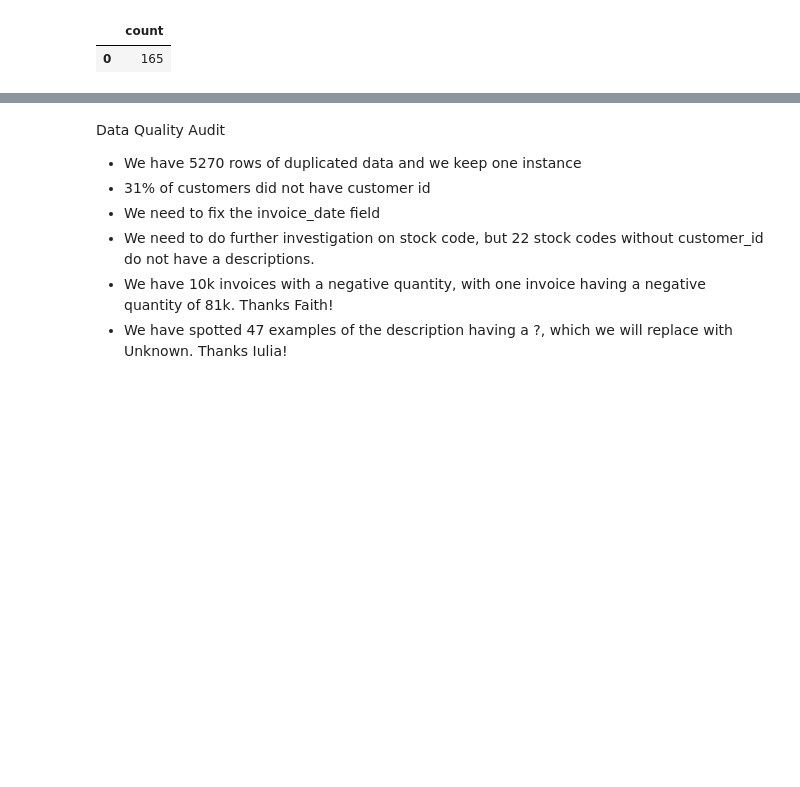
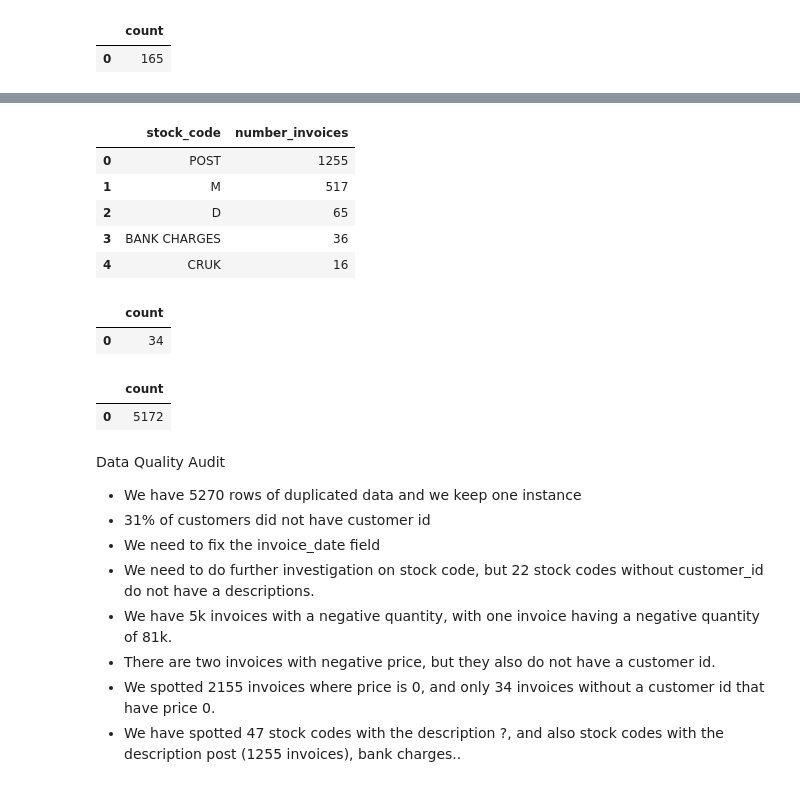
Before and after one commit to shaq31415926/waia-academy, a Jupyter notebook: Bootcamp2/week14/notebooks/01.1-data-quality-audit.ipynb, the cells around one changed output, grey strips where cells are left out. Saved outputs shown, nothing was run; the diff lists cells and outputs as text; code cells hidden in the pictures; blank space fills up the shorter version.

```diff
--- a/Bootcamp2/week14/notebooks/01.1-data-quality-audit.ipynb
+++ b/Bootcamp2/week14/notebooks/01.1-data-quality-audit.ipynb
@@ -455,6 +497,55 @@ pd.read_sql(query, connect)
 | 19 | 22878 |
 | 20 | 22686 |
 | 21 | 46000P |
+# %%
+# query that gives us the number of invoices with stock codes
+# bank charges, post, d, m, cruk
+
+query = """select t1.stock_code,
+                  count(distinct t1.invoice) as number_invoices
+           from bootcamp.online_transactions t1
+           left join (select *
+                     from bootcamp.stock_description
+                     where description <> '?') t2 on t1.stock_code = t2.stock_code
+           where t1.stock_code in ('BANK CHARGES',
+                                'POST', 'D', 'M', 'CRUK')
+           group by t1.stock_code
+           order by number_invoices desc
+           """
+
+pd.read_sql(query, connect)
+# %% [output]
+|  | stock_code | number_invoices |
+| 0 | POST | 1255 |
+| 1 | M | 517 |
+| 2 | D | 65 |
+| 3 | BANK CHARGES | 36 |
+| 4 | CRUK | 16 |
+# %%
+# number of invoices where price < 0
+
+query = """select count(distinct invoice)
+           from bootcamp.online_transactions
+           where price = 0 and customer_id <> ''
+           """
+
+price_check = pd.read_sql(query, connect)
+price_check
+# %% [output]
+|  | count |
+| 0 | 34 |
+# %%
+# number of invoices where quantity < 0
+
+query = """select count(distinct invoice)
+           from bootcamp.online_transactions
+           where quantity < 0
+           """
+
+pd.read_sql(query, connect)
+# %% [output]
+|  | count |
+| 0 | 5172 |
 # %%
 connect.close()
 # %% [markdown]
@@ -463,5 +554,7 @@ Data Quality Audit
 - 31% of customers did not have customer id
 - We need to fix the invoice_date field
 - We need to do further investigation on stock code, but 22 stock codes without customer_id do not have a descriptions.
-- We have 10k invoices with a negative quantity, with one invoice having a negative quantity of 81k. Thanks Faith!
-- We have spotted 47 examples of the description having a ?, which we will replace with Unknown. Thanks Iulia!
+- We have 5k invoices with a negative quantity, with one invoice having a negative quantity of 81k.
+- There are two invoices with negative price, but they also do not have a customer id.
+- We spotted 2155 invoices where price is 0, and only 34 invoices without a customer id that have price 0.
+- We have spotted 47 stock codes with the description ?, and also stock codes with the description post (1255 invoices), bank charges..
```
Also changed, not shown: parts of 15 cells of this notebook.
